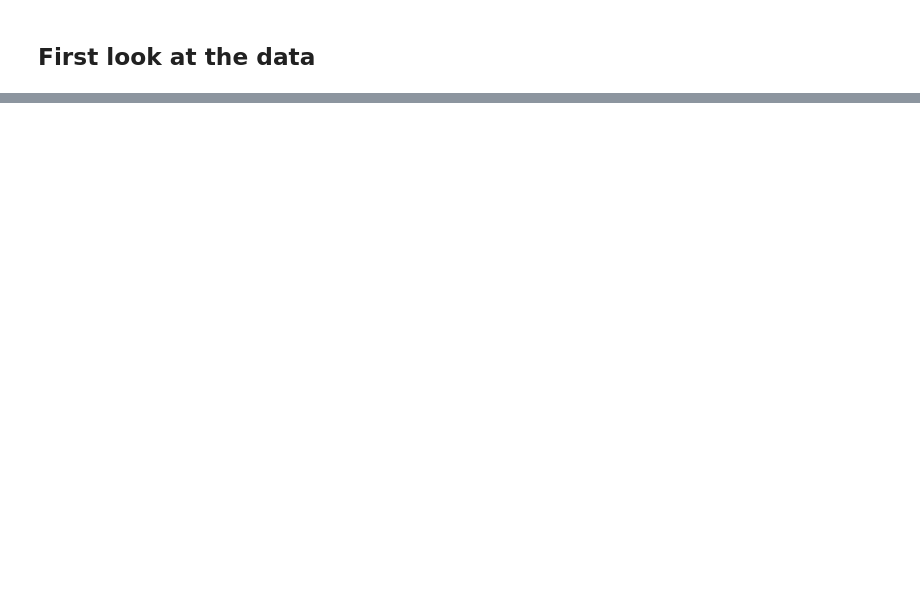
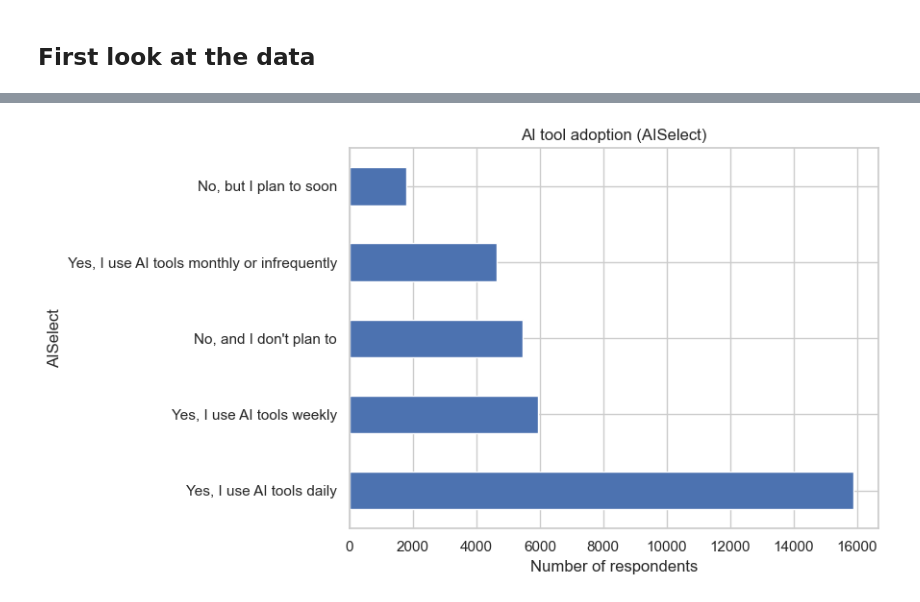
Before and after one commit to SivertIvarhus/Master-Thesis-NOVA-SBE-BA, a Jupyter notebook: notebooks/01-data-exploration.ipynb, the cells around one changed output, grey strips where cells are left out. Cells and saved outputs as stored; diff of their text form; code cells hidden in the pictures; blank space fills up the shorter version.

```diff
--- a/notebooks/01-data-exploration.ipynb
+++ b/notebooks/01-data-exploration.ipynb
@@ -3,5 +13,14 @@
 # %% [markdown]
 ## Setup
 # %%
-import pandas as pdimport numpy as npimport matplotlib.pyplot as pltimport seaborn as snspd.set_option("display.max_columns", 200)pd.set_option("display.max_rows", 200)sns.set_theme(style="whitegrid")plt.rcParams["figure.figsize"] = (9, 5)
+import pandas as pd
+import numpy as np
+import matplotlib.pyplot as plt
+import seaborn as sns
+
+pd.set_option("display.max_columns", 200)
+pd.set_option("display.max_rows", 200)
+
+sns.set_theme(style="whitegrid")
+plt.rcParams["figure.figsize"] = (9, 5)
 # %% [markdown]
@@ -9,2 +30,8 @@ import pandas as pdimport numpy as npimport matplotlib.pyplot as pltimport seabo
 # %%
-RAW = "../data/raw/"df = pd.read_csv(RAW + "survey_results_public.csv", low_memory=False)schema = pd.read_csv(RAW + "survey_results_schema.csv", encoding="utf-8-sig")print(f"Responses: {df.shape[0]:,} rows  ×  {df.shape[1]} columns")print(f"Schema:    {schema.shape[0]} question entries")
+RAW = "../data/raw/"
+
+df = pd.read_csv(RAW + "survey_results_public.csv", low_memory=False)
+schema = pd.read_csv(RAW + "survey_results_schema.csv", encoding="utf-8-sig")
+
+print(f"Responses: {df.shape[0]:,} rows  ×  {df.shape[1]} columns")
+print(f"Schema:    {schema.shape[0]} question entries")
@@ -35,3 +194,9 @@ print(question("AISelect"))print()df["AISelect"].value_counts(dropna=False)
 # %%
-ax = df["AISelect"].value_counts().plot(kind="barh")ax.set_title("AI tool adoption (AISelect)")ax.set_xlabel("Number of respondents")plt.tight_layout()plt.show()
+ax = df["AISelect"].value_counts().plot(kind="barh")
+ax.set_title("AI tool adoption (AISelect)")
+ax.set_xlabel("Number of respondents")
+plt.tight_layout()
+plt.show()
+# %% [output]
+[figure, added]
 # %% [markdown]
```
Also changed, not shown: parts of 13 cells of this notebook.
